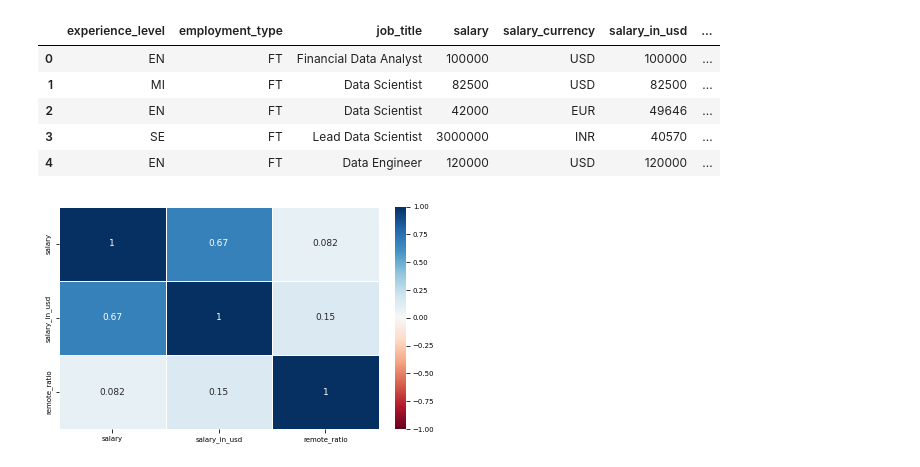
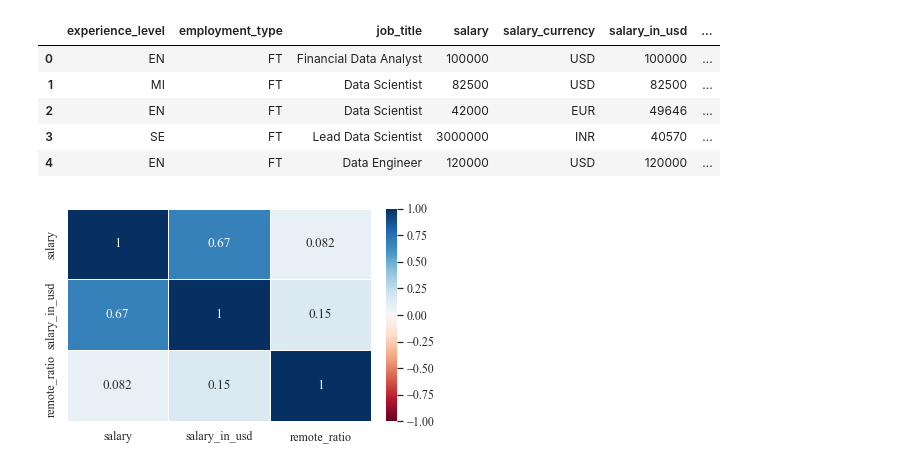
Before and after one commit to manuelarns/Data-Literacy-Project, a Jupyter notebook: src/main.ipynb, the cells around one changed output. Cells and saved outputs as stored; diff of their text form; code cells hidden in the pictures.

Commit message:
fonts

```diff
--- a/src/main.ipynb
+++ b/src/main.ipynb
@@ -44,11 +43,17 @@ world = world_data[world_data.name!="Antarctica"]
 world_salaries = pd.merge(world, avg_salaries_by_country, left_on='iso_a3', right_index=True, how='left')
 
 # plot
-plt.rcParams.update(bundles.neurips2021(usetex=False))
 
-fig, ax = plt.subplots(1, 1, figsize=(10,5))
-ax.set_axis_off()
-divider = make_axes_locatable(ax)
-cax = divider.append_axes("right", size="5%", pad=0.1)
-world_salaries.plot(ax=ax, column='salary_in_usd_x', cmap='RdYlGn', missing_kwds={'color': 'lightgrey'}, legend=True, cax=cax)
+#matplotlib.rcParams.update(bundles.neurips2021(usetex=False))
+#matplotlib.rcParams['font.family'] = 'Serif'
+with plt.rc_context(bundles.neurips2021(usetex=False, family='serif')):
+
+    fig, ax = plt.subplots()
+    ax.set_axis_off()
+    divider = make_axes_locatable(ax)
+    cax = divider.append_axes("right", size="1.5%", pad=0.1)
+    world_salaries.plot(ax=ax, column='salary_in_usd_x', cmap='RdYlGn', missing_kwds={'color': 'lightgrey'}, legend=True, cax=cax, linewidth=.3)
+    #print(plt.rcParams)
+
+    plt.savefig('choropleth.pdf', bbox_inches='tight')
 # %% [output]
@@ -107,14 +115,18 @@ sim.head()
 # %%
 import seaborn as sns
 
 import matplotlib.pyplot as plt
+#matplotlib.rcParams['font.family'] = 'serif'
+#plt.rc('font', size=10)
+#plt.rcParams.update(bundles.neurips2021(usetex=False))
 
-plt.rcParams.update(bundles.neurips2021(usetex=False))
+sns.set(font_scale=1.1)
+matplotlib.rcParams['font.family'] = 'Serif'
 
 heatmap = sns.heatmap(salaries.corr(method='spearman'), annot=True, cmap='RdBu', vmin=-1, vmax=1, linewidths=.5)
 
 #hm.set(xlabel='IRIS Flower Details', ylabel='IRIS Flower Details', title = "Correlation matrix of IRIS data")
 
-plt.show()
+plt.savefig('correlations.pdf', bbox_inches='tight')
 # %% [output]
-[figure, old version]
+[figure, new version]
```
Also changed, not shown: parts of 4 cells of this notebook, 2 other files.
